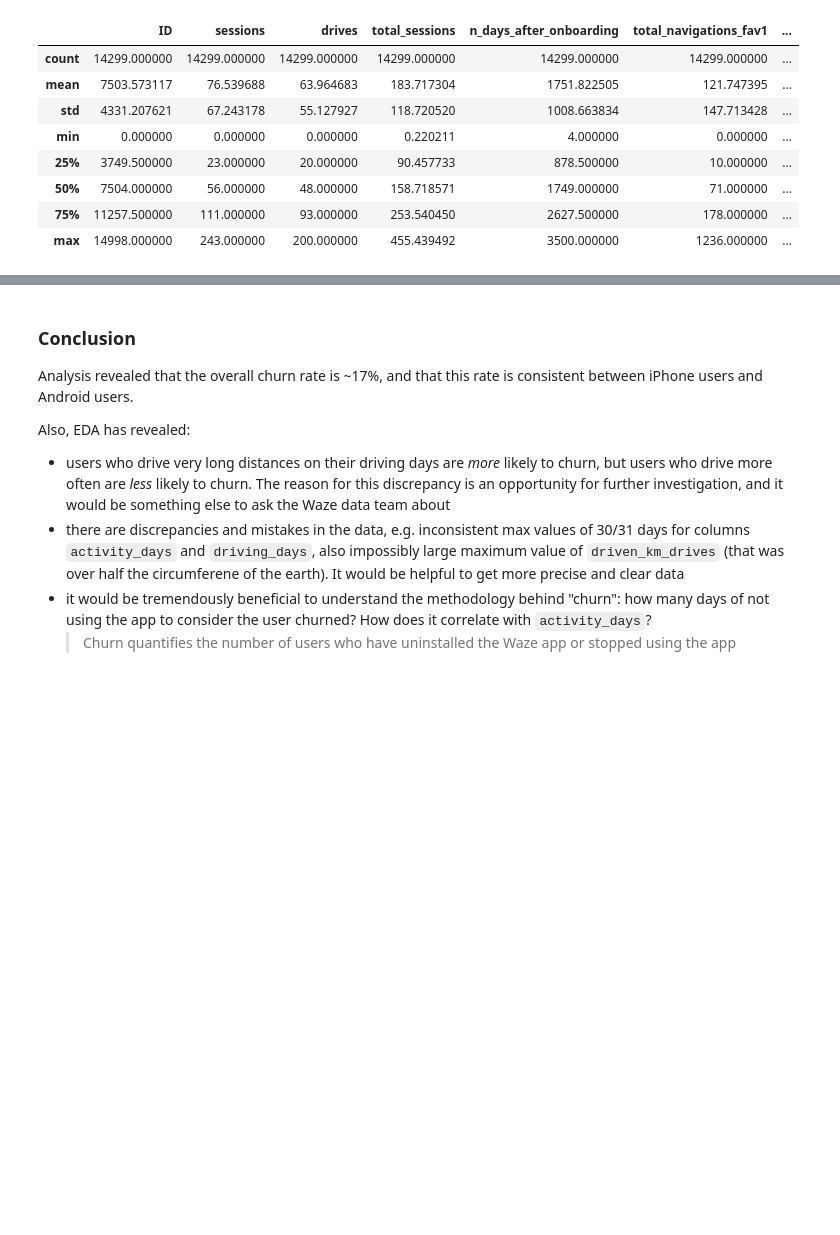
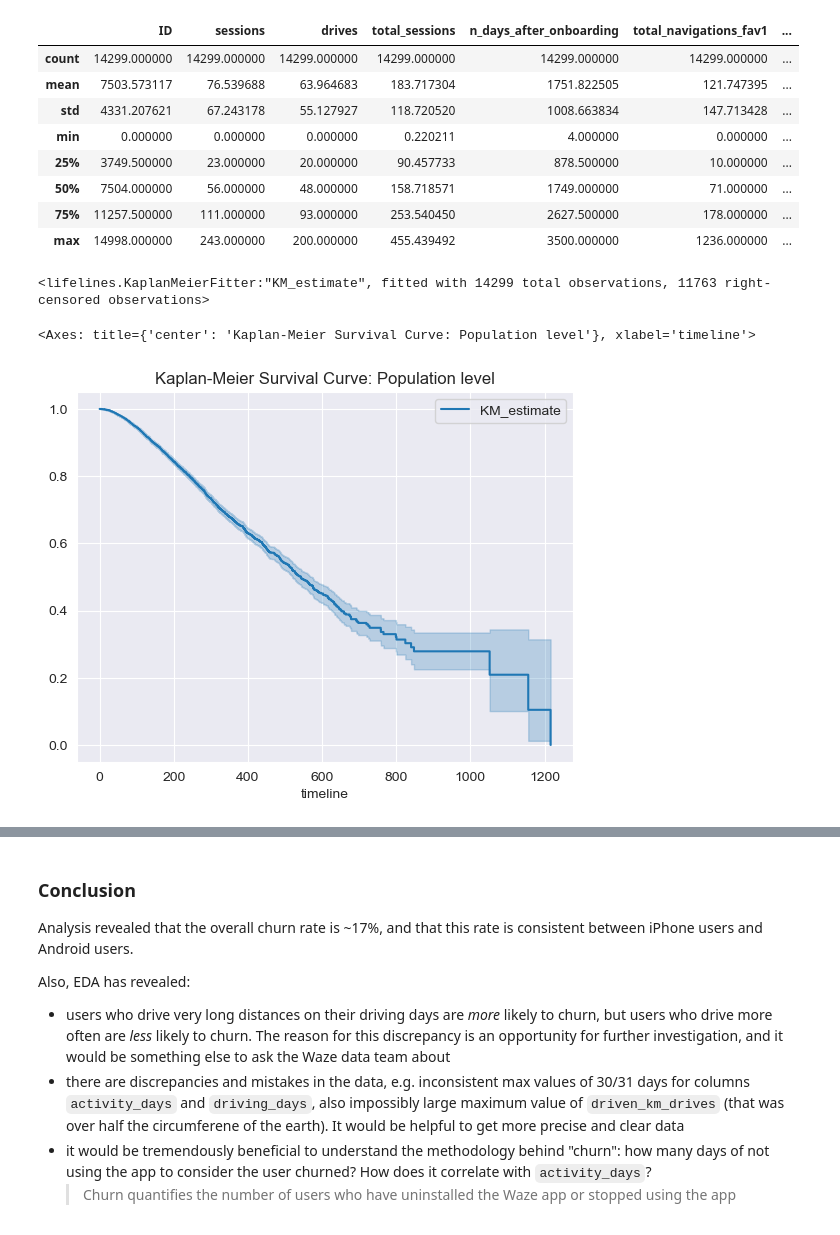
Before and after one commit to point-de-vyu/data-analytics-projects, a Jupyter notebook: Waze_predicting_user_churn/1. Exploratory_data_analysis.ipynb, the cells around one changed output, grey strips where cells are left out. Saved outputs shown, nothing was run; the diff lists cells and outputs as text; code cells hidden in the pictures; blank space fills up the shorter version.

```diff
--- a/Waze_predicting_user_churn/1. Exploratory_data_analysis.ipynb
+++ b/Waze_predicting_user_churn/1. Exploratory_data_analysis.ipynb
@@ -28,6 +28,7 @@ import seaborn as sns
 # %%
 # Load the dataset into a dataframe
 df = pd.read_csv('waze_dataset.csv')
+df=df.dropna()
 # %% [markdown]
 ### Data exploration and cleaning
 # %% [markdown]
@@ -535,3 +536,18 @@ df.describe()
 | 50% | 7504.000000 | 56.000000 | 48.000000 | 158.718571 | 1749.000000 | 71.000000 | ... |
 | 75% | 11257.500000 | 111.000000 | 93.000000 | 253.540450 | 2627.500000 | 178.000000 | ... |
 | max | 14998.000000 | 243.000000 | 200.000000 | 455.439492 | 3500.000000 | 1236.000000 | ... |
+# %%
+from lifelines import KaplanMeierFitter
+kmf = KaplanMeierFitter()
+# %%
+df=df.dropna()
+T=df['total_sessions']
+C=df['label'].map({'retained': 0, 'churned': 1}).astype(float)
+kmf.fit(T,C)
+# %% [output]
+<lifelines.KaplanMeierFitter:"KM_estimate", fitted with 14299 total observations, 11763 right-censored observations>
+# %%
+kmf.plot(title='Kaplan-Meier Survival Curve: Population level')
+# %% [output]
+<Axes: title={'center': 'Kaplan-Meier Survival Curve: Population level'}, xlabel='timeline'>
+[figure, added]
```
Also changed, not shown: parts of 5 cells of this notebook.
